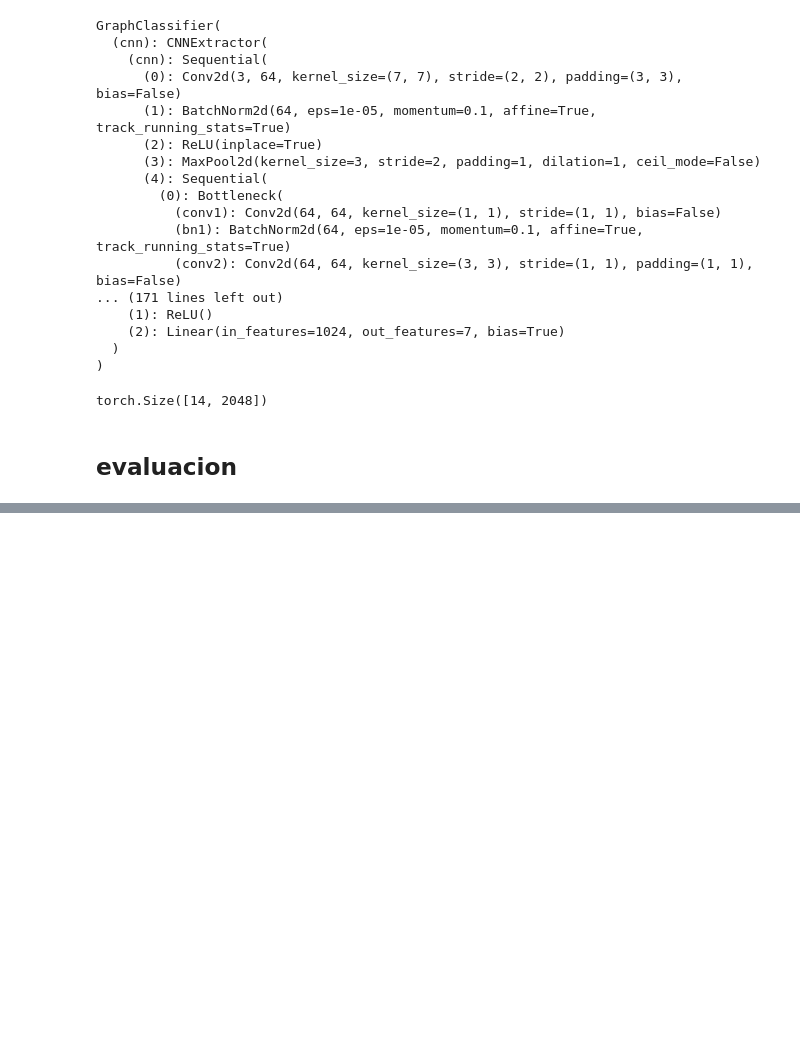
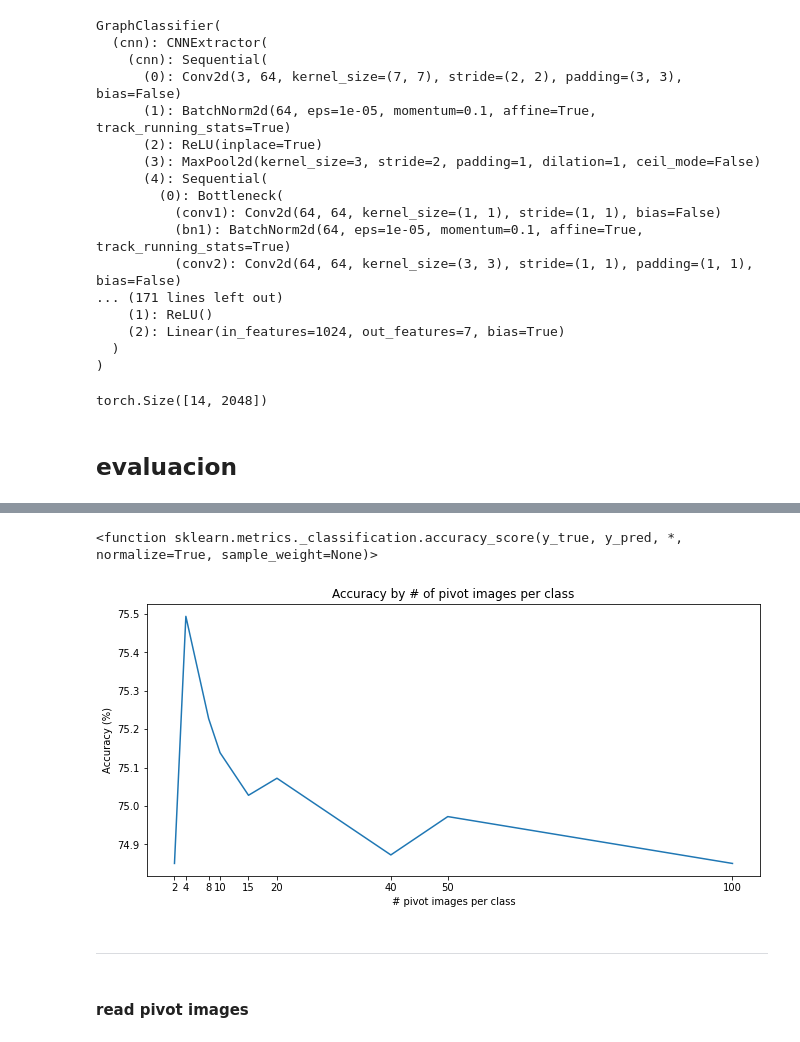
Before and after one commit to leonardtd/Cloud-Classification, a Jupyter notebook: code/inference experiments/Inference by num samples.ipynb, the cells around one changed output, grey strips where cells are left out. Saved outputs shown, nothing was run; the diff lists cells and outputs as text; code cells hidden in the pictures; blank space fills up the shorter version.

Commit message:
inference experiment 1 result

```diff
--- a/code/inference experiments/Inference by num samples.ipynb
+++ b/code/inference experiments/Inference by num samples.ipynb
@@ -68,7 +69,7 @@ test_dataset = GCD(path_test_images, resize=256)
 test_loader = torch.utils.data.DataLoader(
         test_dataset,
         batch_size=1,
-        num_workers=8,
+        num_workers=4,
         shuffle=False,
     )
 # %%
@@ -196,0 +294,26 @@ pd.Series(r).value_counts()/pd.Series(np.array(test_targets)).value_counts()
+# %%
+df_result = pd.read_csv('inference experiments/df_results.csv')
+# %%
+accuracy_score
+# %% [output]
+<function sklearn.metrics._classification.accuracy_score(y_true, y_pred, *, normalize=True, sample_weight=None)>
+# %%
+results = dict()
+
+for N in [2,4,8,10,15,20,40,50,100]:
+
+    results[N] = accuracy_score(df_result[f"targets_{N}"], df_result[f"predictions_{N}"])
+
+results_data = pd.Series(results)*100
+# %%
+plt.figure(figsize=(11,5))
+results_data.plot.line()
+plt.xticks(results_data.index.values)
+plt.title('Accuracy by # of pivot images per class')
+plt.ylabel('Accuracy (%)')
+plt.xlabel('# pivot images per class')
+plt.show()
+# %% [output]
+[figure, added]
+# %% [markdown]
+---
@@ -196,0 +327,2 @@ pd.Series(r).value_counts()/pd.Series(np.array(test_targets)).value_counts()
+# %% [markdown]
+#### read pivot images
```
Also changed, not shown: parts of 12 cells of this notebook, 2 other files.
